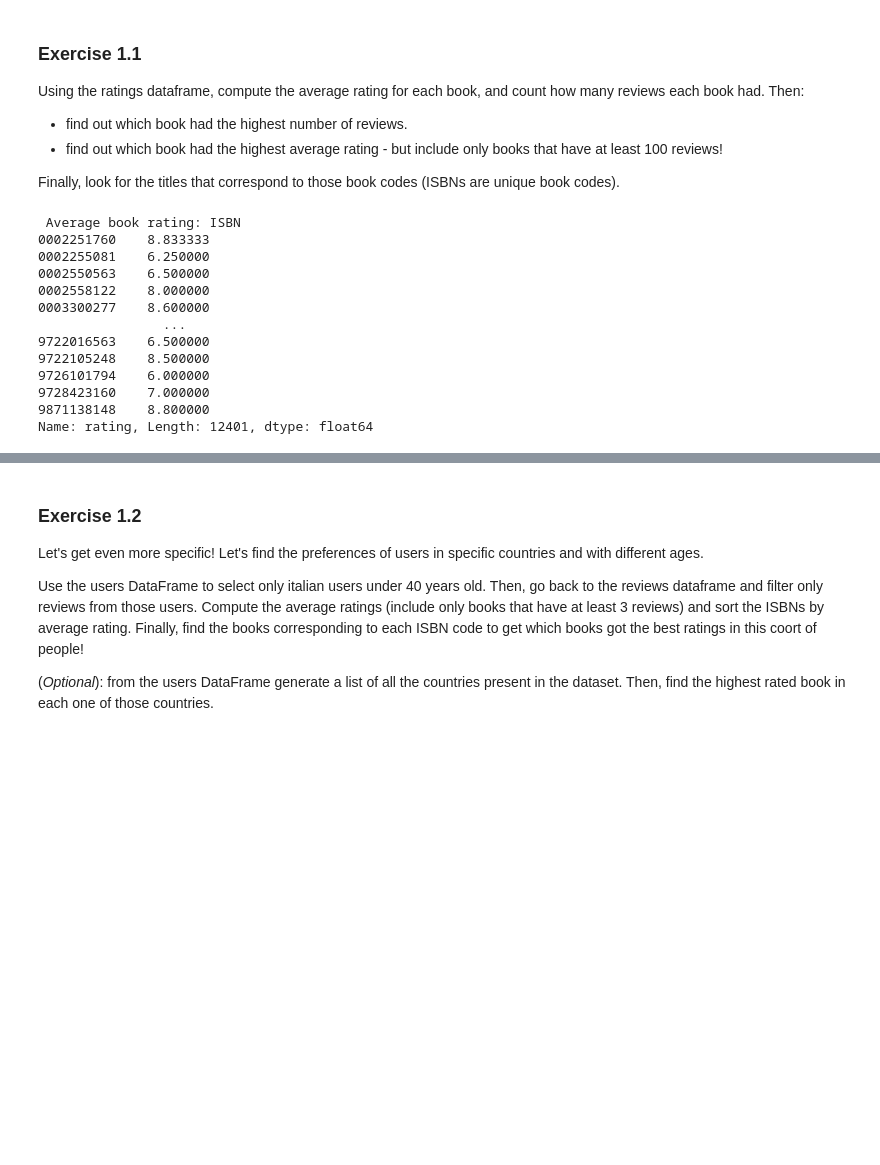
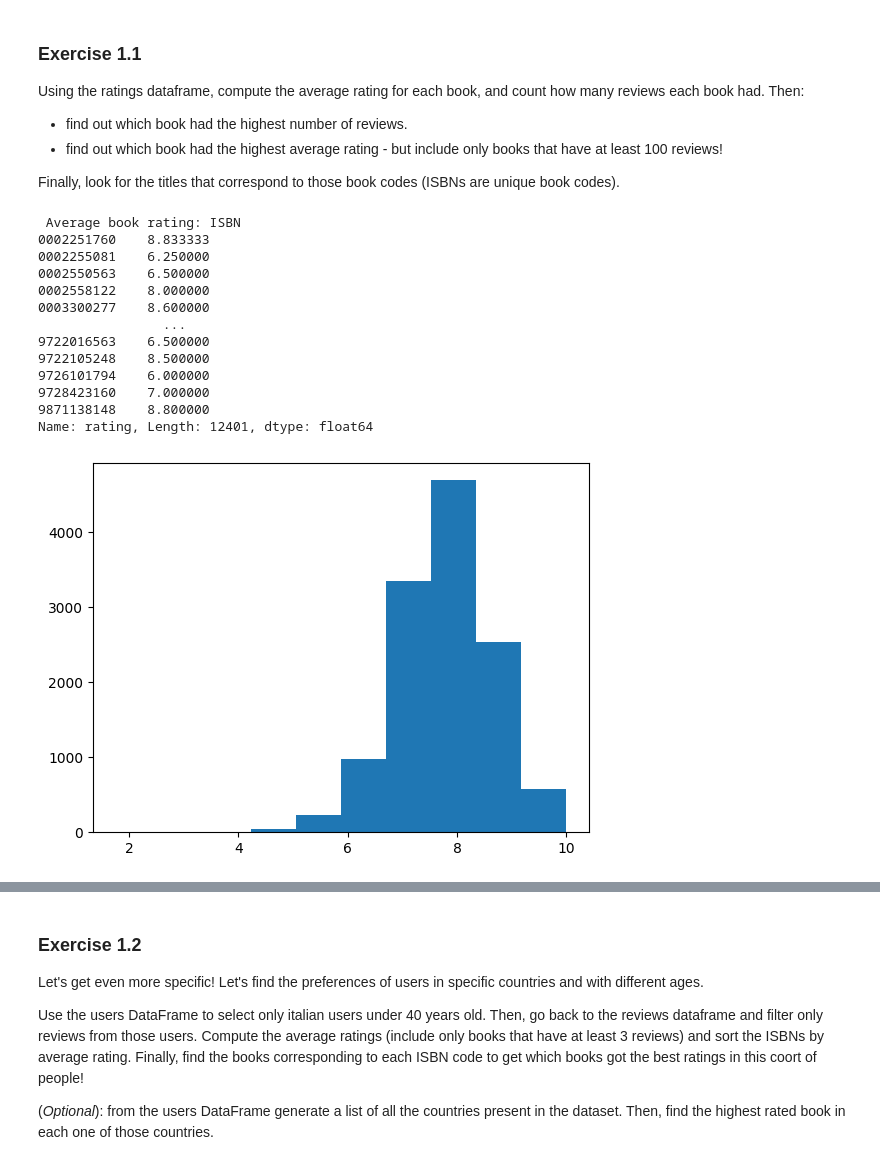
Before and after one commit to silvia-gini/Python_course_assignments, a Jupyter notebook: Assignments_1_SG_FINAL.ipynb, the cells around one changed output, grey strips where cells are left out. Saved outputs shown, nothing was run; the diff lists cells and outputs as text; code cells hidden in the pictures; blank space fills up the shorter version.

```diff
--- a/Assignments_1_SG_FINAL.ipynb
+++ b/Assignments_1_SG_FINAL.ipynb
@@ -229,21 +229,28 @@ Using the ratings dataframe, compute the average rating for each book, and count
 
 Finally, look for the titles that correspond to those book codes (ISBNs are unique book codes).
 # %%
+# Compute the average rating for each book
 avg_rating=ratings.groupby("ISBN").mean()['rating']
 print(f" Average book rating: {avg_rating}")
+
+
+# Average book rating frequency
+plt.hist(avg_rating)
+plt.show()
 # %% [output]
  Average book rating: ISBN
 0002251760    8.833333
 0002255081    6.250000
 0002550563    6.500000
 0002558122    8.000000
 0003300277    8.600000
                 ...
 9722016563    6.500000
 9722105248    8.500000
 9726101794    6.000000
 9728423160    7.000000
 9871138148    8.800000
 Name: rating, Length: 12401, dtype: float64
+[figure, added]
 # %%
 # Top 5 most reviewed books:
```
Also changed, not shown: parts of 9 cells of this notebook.
